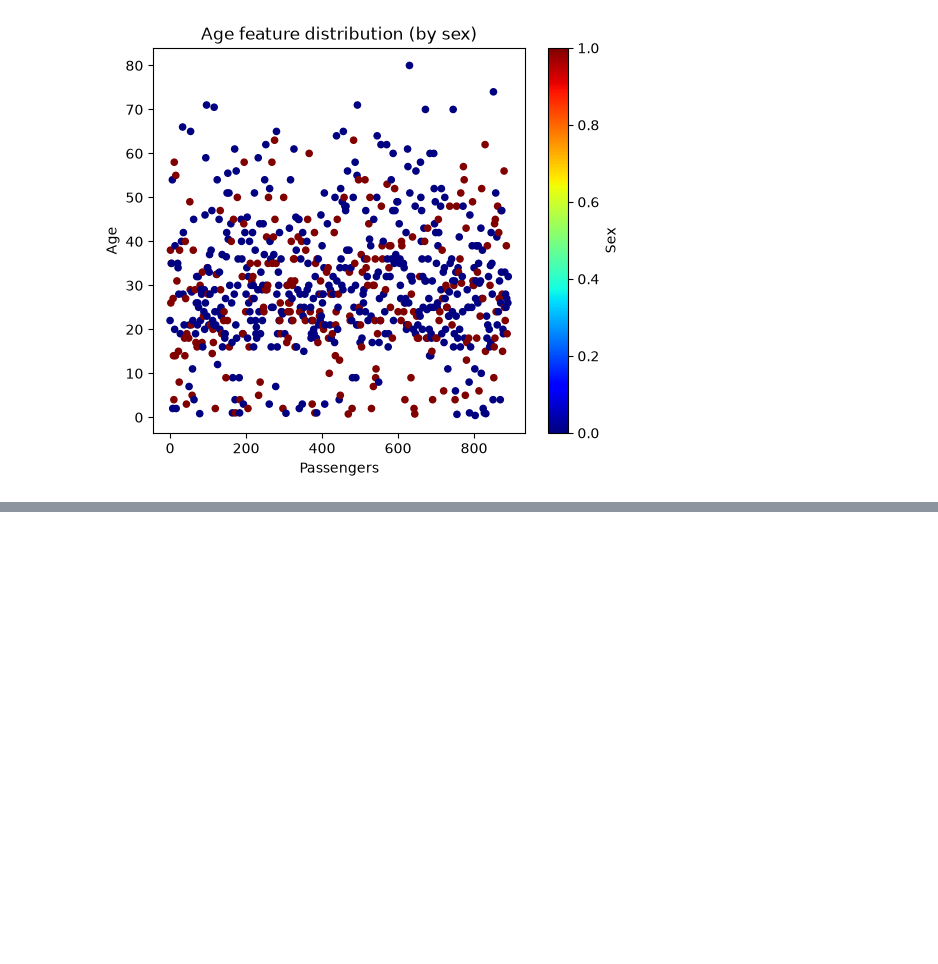
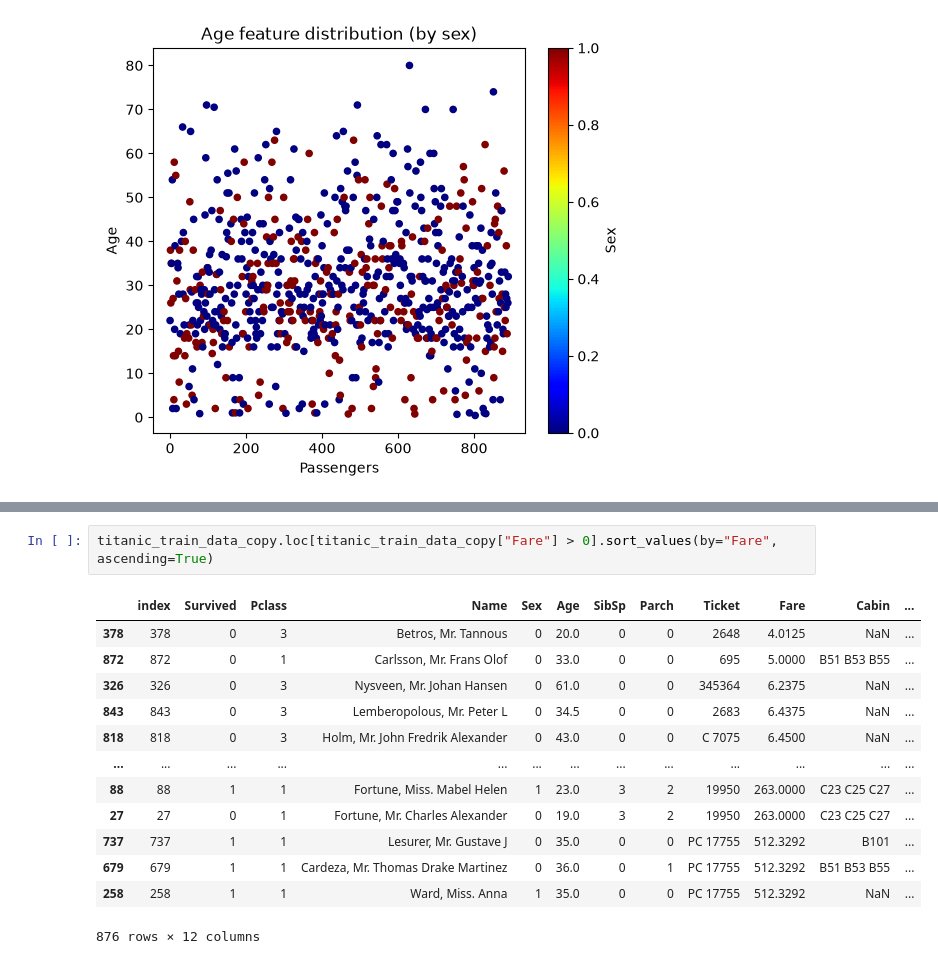
Before and after one commit to SpaceMakerc/Titanic---Machine-Learning-from-Disaster, a Jupyter notebook: titanic.ipynb, the cells around one changed output, grey strips where cells are left out. Cells and saved outputs as stored; diff of their text form; blank space fills up the shorter version.

```diff
--- a/titanic.ipynb
+++ b/titanic.ipynb
@@ -244,0 +312,16 @@ age_pipeline = make_pipeline(
+# %%
+titanic_train_data_copy.loc[titanic_train_data_copy["Fare"] > 0].sort_values(by="Fare", ascending=True)
+# %% [output]
+|  | index | Survived | Pclass | Name | Sex | Age | SibSp | Parch | Ticket | Fare | Cabin | ... |
+| 378 | 378 | 0 | 3 | Betros, Mr. Tannous | 0 | 20.0 | 0 | 0 | 2648 | 4.0125 | NaN | ... |
+| 872 | 872 | 0 | 1 | Carlsson, Mr. Frans Olof | 0 | 33.0 | 0 | 0 | 695 | 5.0000 | B51 B53 B55 | ... |
+| 326 | 326 | 0 | 3 | Nysveen, Mr. Johan Hansen | 0 | 61.0 | 0 | 0 | 345364 | 6.2375 | NaN | ... |
+| 843 | 843 | 0 | 3 | Lemberopolous, Mr. Peter L | 0 | 34.5 | 0 | 0 | 2683 | 6.4375 | NaN | ... |
+| 818 | 818 | 0 | 3 | Holm, Mr. John Fredrik Alexander | 0 | 43.0 | 0 | 0 | C 7075 | 6.4500 | NaN | ... |
+| ... | ... | ... | ... | ... | ... | ... | ... | ... | ... | ... | ... | ... |
+| 88 | 88 | 1 | 1 | Fortune, Miss. Mabel Helen | 1 | 23.0 | 3 | 2 | 19950 | 263.0000 | C23 C25 C27 | ... |
+| 27 | 27 | 0 | 1 | Fortune, Mr. Charles Alexander | 0 | 19.0 | 3 | 2 | 19950 | 263.0000 | C23 C25 C27 | ... |
+| 737 | 737 | 1 | 1 | Lesurer, Mr. Gustave J | 0 | 35.0 | 0 | 0 | PC 17755 | 512.3292 | B101 | ... |
+| 679 | 679 | 1 | 1 | Cardeza, Mr. Thomas Drake Martinez | 0 | 36.0 | 0 | 1 | PC 17755 | 512.3292 | B51 B53 B55 | ... |
+| 258 | 258 | 1 | 1 | Ward, Miss. Anna | 1 | 35.0 | 0 | 0 | PC 17755 | 512.3292 | NaN | ... |
+876 rows × 12 columns
```
Also changed, not shown: parts of 12 cells of this notebook.
